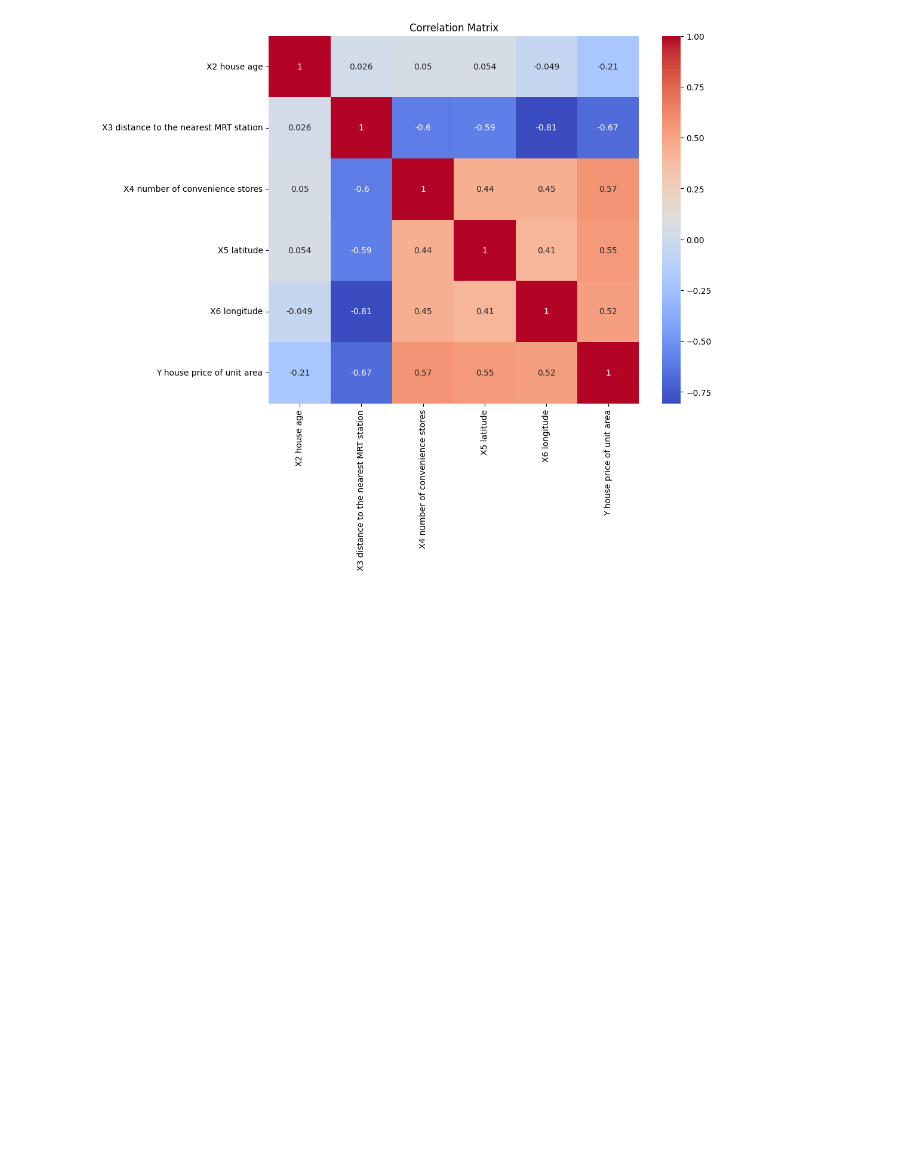
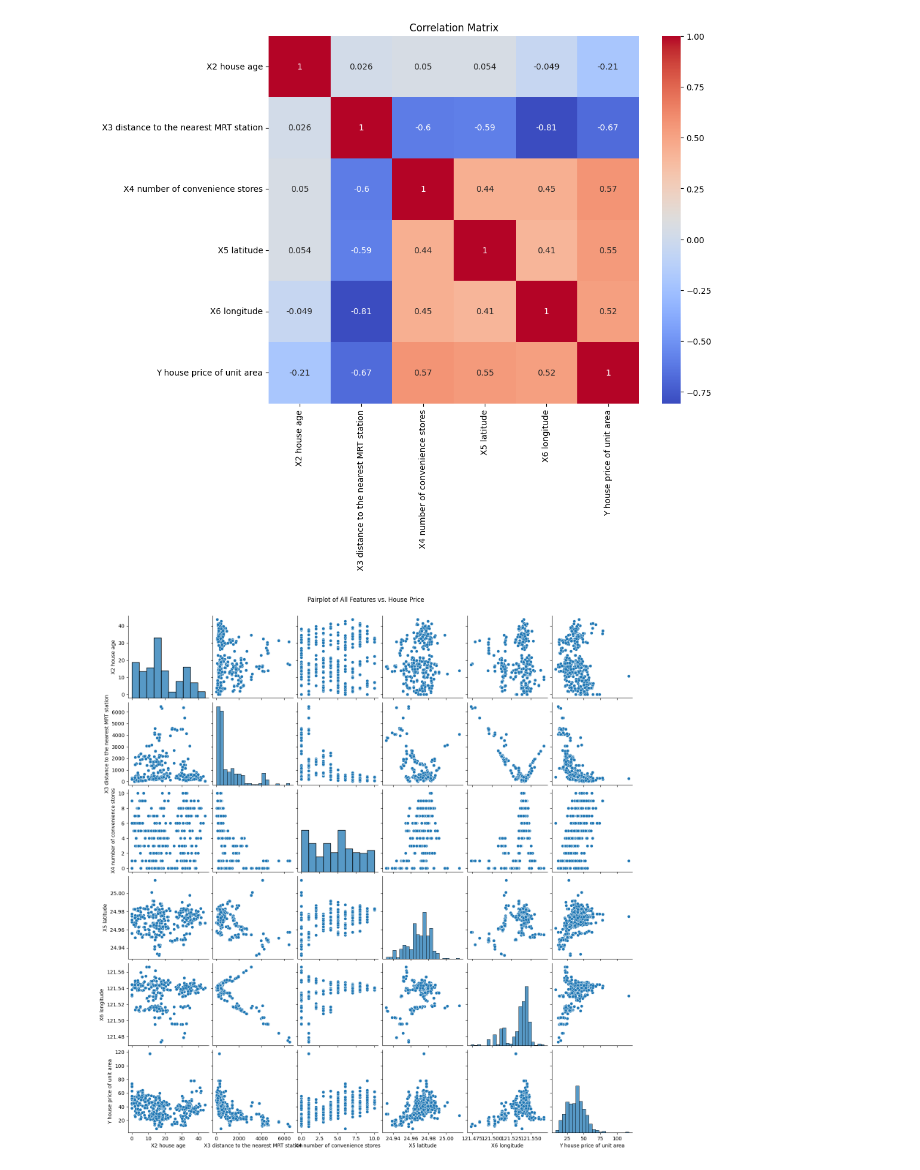
Before and after one commit to HananLuayAli/HananLuayAli, a Jupyter notebook: Linear_Regression.ipynb, the cells around one changed output. Saved outputs shown, nothing was run; the diff lists cells and outputs as text; code cells hidden in the pictures; blank space fills up the shorter version.

```diff
--- a/Linear_Regression.ipynb
+++ b/Linear_Regression.ipynb
@@ -69,3 +69,13 @@ X6 longitude                              0.523287
 Y house price of unit area                1.000000
 Name: Y house price of unit area, dtype: float64
 [figure]
+# %%
+import seaborn as sns
+import matplotlib.pyplot as plt
+
+features = df.select_dtypes(include=[np.number]).columns  # Select only numeric columns
+sns.pairplot(df[features], palette=["orange", "blue"])
+plt.suptitle("Pairplot of All Features vs. House Price", y=1.02)
+plt.show()
+# %% [output]
+[figure, added]
```
